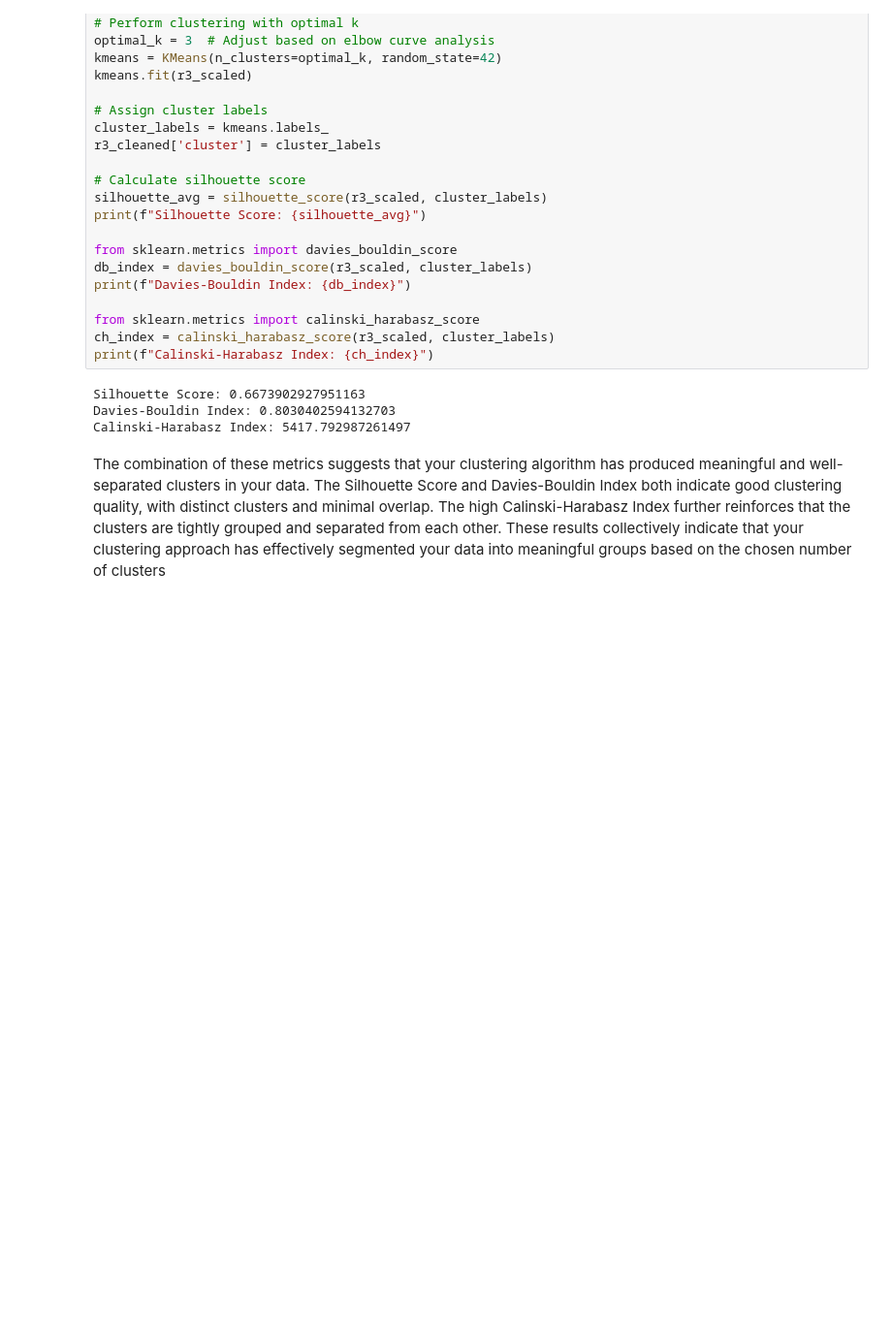
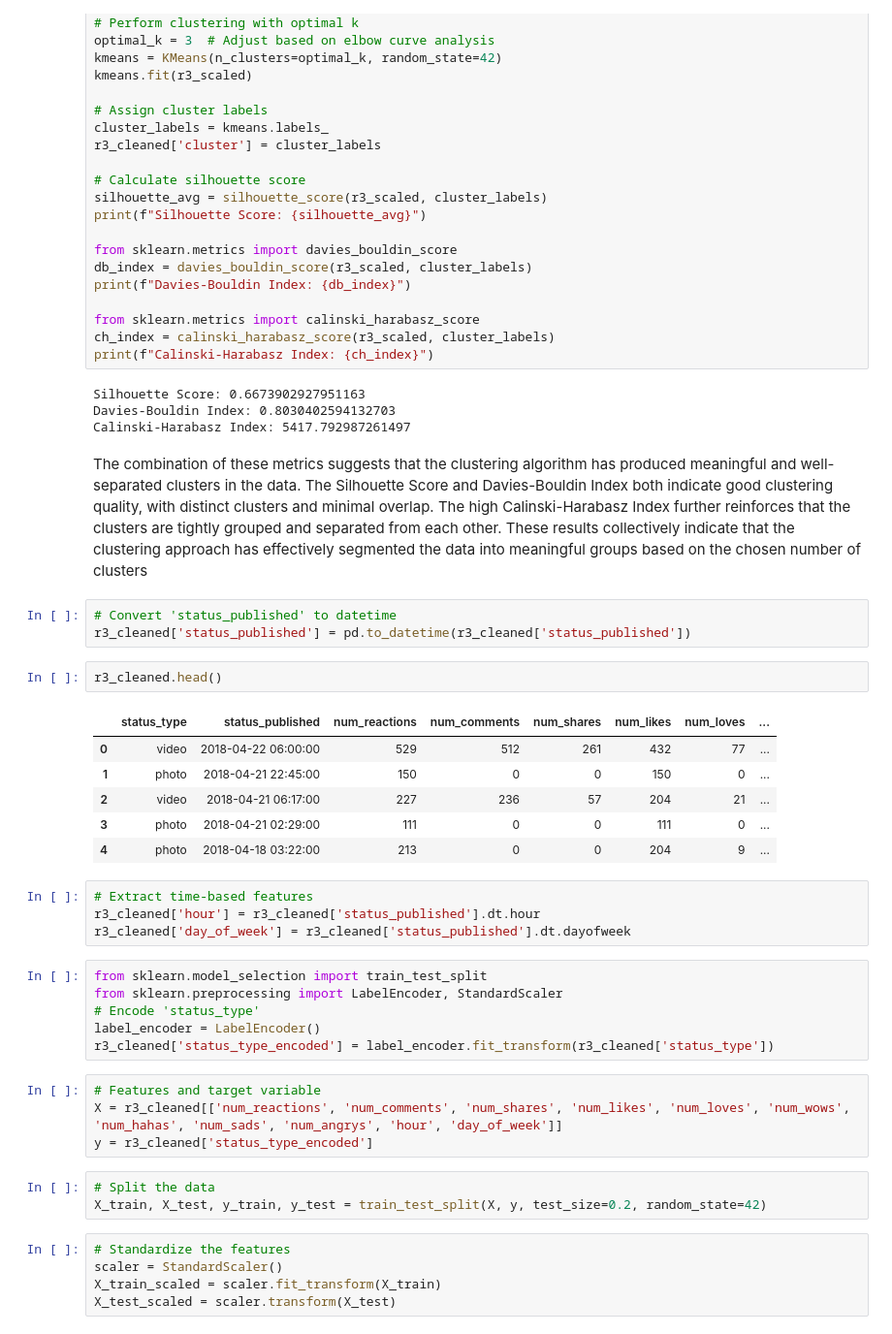
Before and after one commit to sentongo-web/NLP, a Jupyter notebook: social_media.ipynb, the cells around one changed output. Shown at 97% size. Cells and saved outputs as stored; diff of their text form; blank space fills up the shorter version.

```diff
--- a/social_media.ipynb
+++ b/social_media.ipynb
@@ -263,4 +263,38 @@ Silhouette Score: 0.6673902927951163
 Davies-Bouldin Index: 0.8030402594132703
 Calinski-Harabasz Index: 5417.792987261497
 # %% [markdown]
-The combination of these metrics suggests that your clustering algorithm has produced meaningful and well-separated clusters in your data. The Silhouette Score and Davies-Bouldin Index both indicate good clustering quality, with distinct clusters and minimal overlap. The high Calinski-Harabasz Index further reinforces that the clusters are tightly grouped and separated from each other. These results collectively indicate that your clustering approach has effectively segmented your data into meaningful groups based on the chosen number of clusters
+The combination of these metrics suggests that the clustering algorithm has produced meaningful and well-separated clusters in the data. The Silhouette Score and Davies-Bouldin Index both indicate good clustering quality, with distinct clusters and minimal overlap. The high Calinski-Harabasz Index further reinforces that the clusters are tightly grouped and separated from each other. These results collectively indicate that the clustering approach has effectively segmented the data into meaningful groups based on the chosen number of clusters
+# %%
+# Convert 'status_published' to datetime
+r3_cleaned['status_published'] = pd.to_datetime(r3_cleaned['status_published'])
+# %%
+r3_cleaned.head()
+# %% [output]
+|  | status_type | status_published | num_reactions | num_comments | num_shares | num_likes | num_loves | ... |
+| 0 | video | 2018-04-22 06:00:00 | 529 | 512 | 261 | 432 | 77 | ... |
+| 1 | photo | 2018-04-21 22:45:00 | 150 | 0 | 0 | 150 | 0 | ... |
+| 2 | video | 2018-04-21 06:17:00 | 227 | 236 | 57 | 204 | 21 | ... |
+| 3 | photo | 2018-04-21 02:29:00 | 111 | 0 | 0 | 111 | 0 | ... |
+| 4 | photo | 2018-04-18 03:22:00 | 213 | 0 | 0 | 204 | 9 | ... |
+# %%
+# Extract time-based features
+r3_cleaned['hour'] = r3_cleaned['status_published'].dt.hour
+r3_cleaned['day_of_week'] = r3_cleaned['status_published'].dt.dayofweek
+# %%
+from sklearn.model_selection import train_test_split
+from sklearn.preprocessing import LabelEncoder, StandardScaler
+# Encode 'status_type'
+label_encoder = LabelEncoder()
+r3_cleaned['status_type_encoded'] = label_encoder.fit_transform(r3_cleaned['status_type'])
+# %%
+# Features and target variable
+X = r3_cleaned[['num_reactions', 'num_comments', 'num_shares', 'num_likes', 'num_loves', 'num_wows', 'num_hahas', 'num_sads', 'num_angrys', 'hour', 'day_of_week']]
+y = r3_cleaned['status_type_encoded']
+# %%
+# Split the data
+X_train, X_test, y_train, y_test = train_test_split(X, y, test_size=0.2, random_state=42)
+# %%
+# Standardize the features
+scaler = StandardScaler()
+X_train_scaled = scaler.fit_transform(X_train)
+X_test_scaled = scaler.transform(X_test)
```
Also changed, not shown: parts of 7 cells of this notebook.
